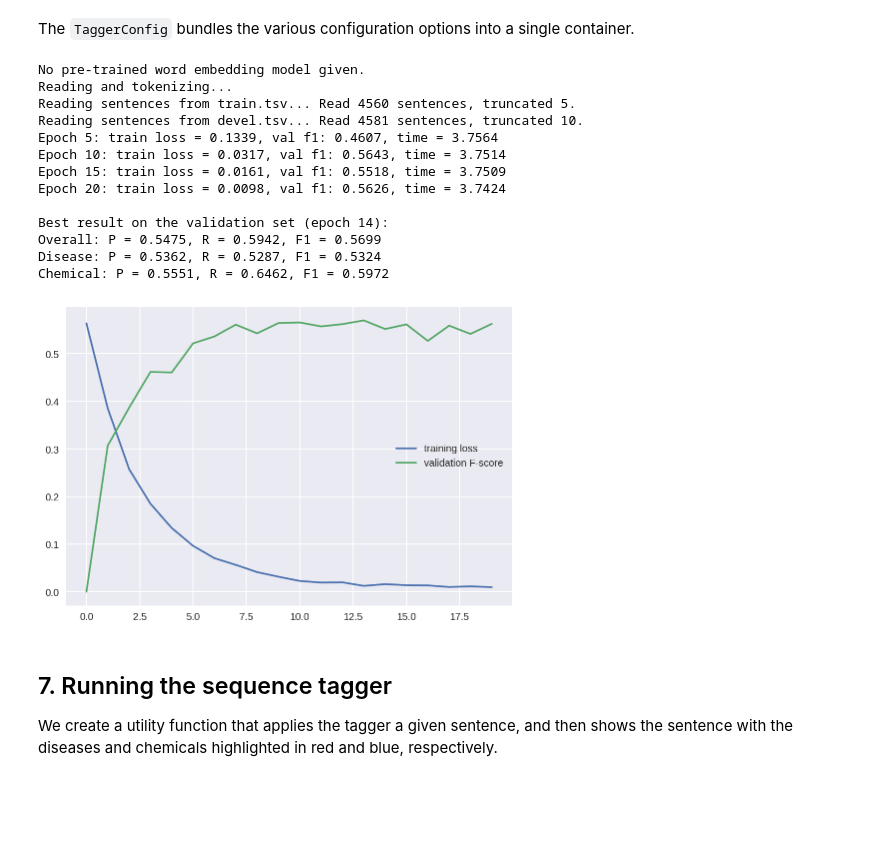
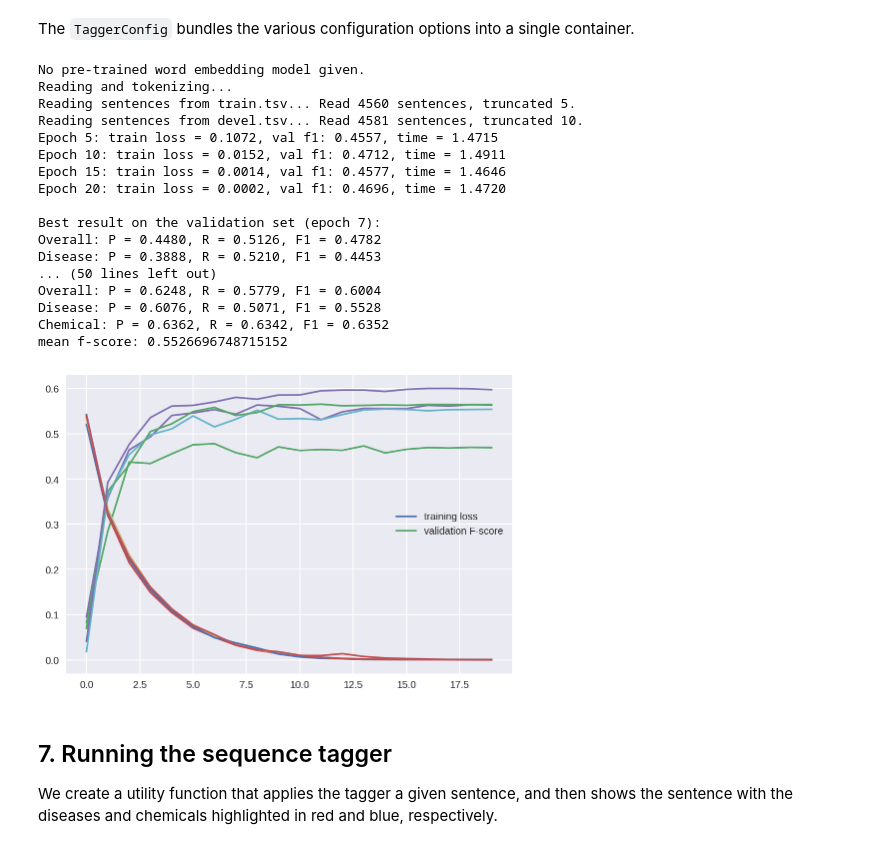
Before and after one commit to ollema/nlp2019, a Jupyter notebook: Assignment_2A.ipynb, the cells around one changed output. Cells and saved outputs as stored; diff of their text form; code cells hidden in the pictures; blank space fills up the shorter version.

```diff
--- a/Assignment_2A.ipynb
+++ b/Assignment_2A.ipynb
@@ -696,7 +696,7 @@ class TaggerConfig(object):
     finetune_w_emb = False
 
     # How many RNN layers?
-    rnn_depth = 4
+    rnn_depth = 2
     rnn_size = 64
 
     # Do we compute a separate input tensor for the characters?
@@ -709,24 +709,34 @@ class TaggerConfig(object):
 
     # Word dropout probability.
     word_dropout_prob = 0
-# %%
-tagger = Tagger(config=TaggerConfig())
-f_score = tagger.train()
-# %% [output]
-No pre-trained word embedding model given.
-Reading and tokenizing...
-Reading sentences from train.tsv... Read 4560 sentences, truncated 5.
-Reading sentences from devel.tsv... Read 4581 sentences, truncated 10.
-Epoch 5: train loss = 0.1339, val f1: 0.4607, time = 3.7564
-Epoch 10: train loss = 0.0317, val f1: 0.5643, time = 3.7514
-Epoch 15: train loss = 0.0161, val f1: 0.5518, time = 3.7509
-Epoch 20: train loss = 0.0098, val f1: 0.5626, time = 3.7424
-
-Best result on the validation set (epoch 14):
-Overall: P = 0.5475, R = 0.5942, F1 = 0.5699
-Disease: P = 0.5362, R = 0.5287, F1 = 0.5324
-Chemical: P = 0.5551, R = 0.6462, F1 = 0.5972
-[figure, removed]
+# %%
+f_scores = []
+
+for i in range(5):
+    torch.manual_seed(i * 1000) and random.seed(i * 1000)
+    tagger = Tagger(config=TaggerConfig())
+    f_scores.append(tagger.train())
+
+print(f"mean f-score: {np.mean(f_scores)}")
+# %% [output]
+No pre-trained word embedding model given.
+Reading and tokenizing...
+Reading sentences from train.tsv... Read 4560 sentences, truncated 5.
+Reading sentences from devel.tsv... Read 4581 sentences, truncated 10.
+Epoch 5: train loss = 0.1072, val f1: 0.4557, time = 1.4715
+Epoch 10: train loss = 0.0152, val f1: 0.4712, time = 1.4911
+Epoch 15: train loss = 0.0014, val f1: 0.4577, time = 1.4646
+Epoch 20: train loss = 0.0002, val f1: 0.4696, time = 1.4720
+
+Best result on the validation set (epoch 7):
+Overall: P = 0.4480, R = 0.5126, F1 = 0.4782
+Disease: P = 0.3888, R = 0.5210, F1 = 0.4453
+... (50 lines left out)
+Overall: P = 0.6248, R = 0.5779, F1 = 0.6004
+Disease: P = 0.6076, R = 0.5071, F1 = 0.5528
+Chemical: P = 0.6362, R = 0.6342, F1 = 0.6352
+mean f-score: 0.5526696748715152
+[figure, added]
 # %% [markdown]
 ## 7. Running the sequence tagger
 
```
Also changed, not shown: parts of 1 cell of this notebook.
